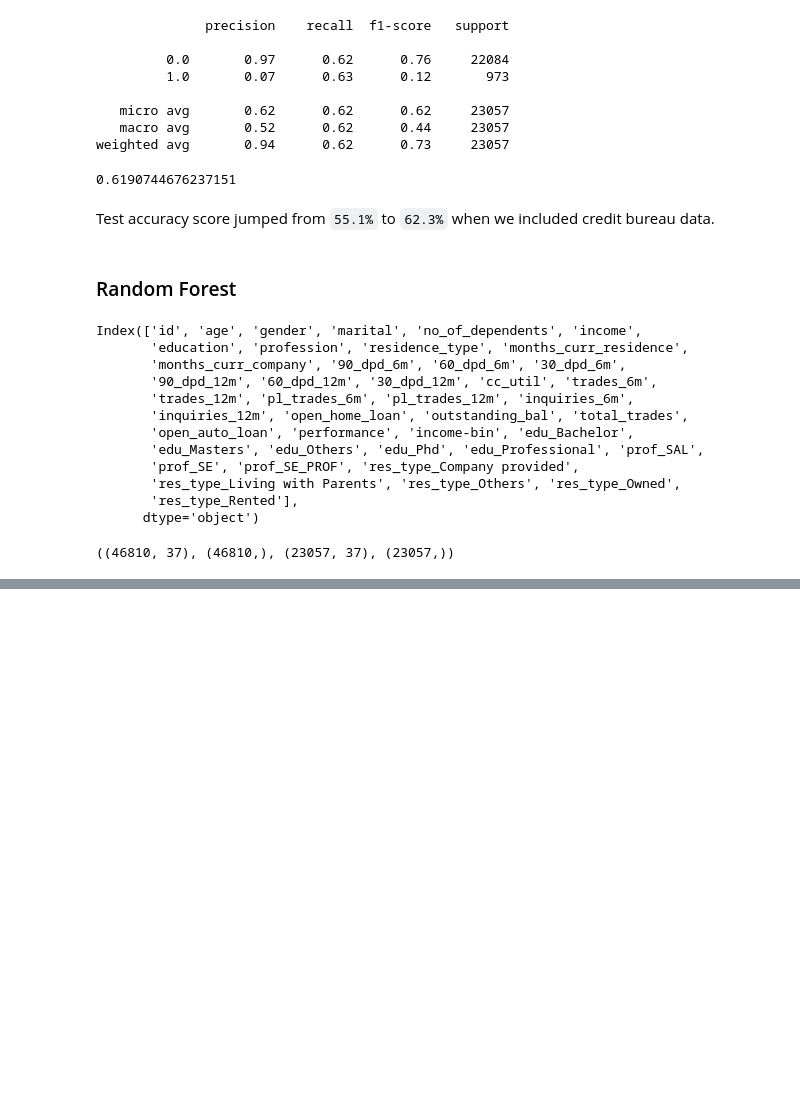
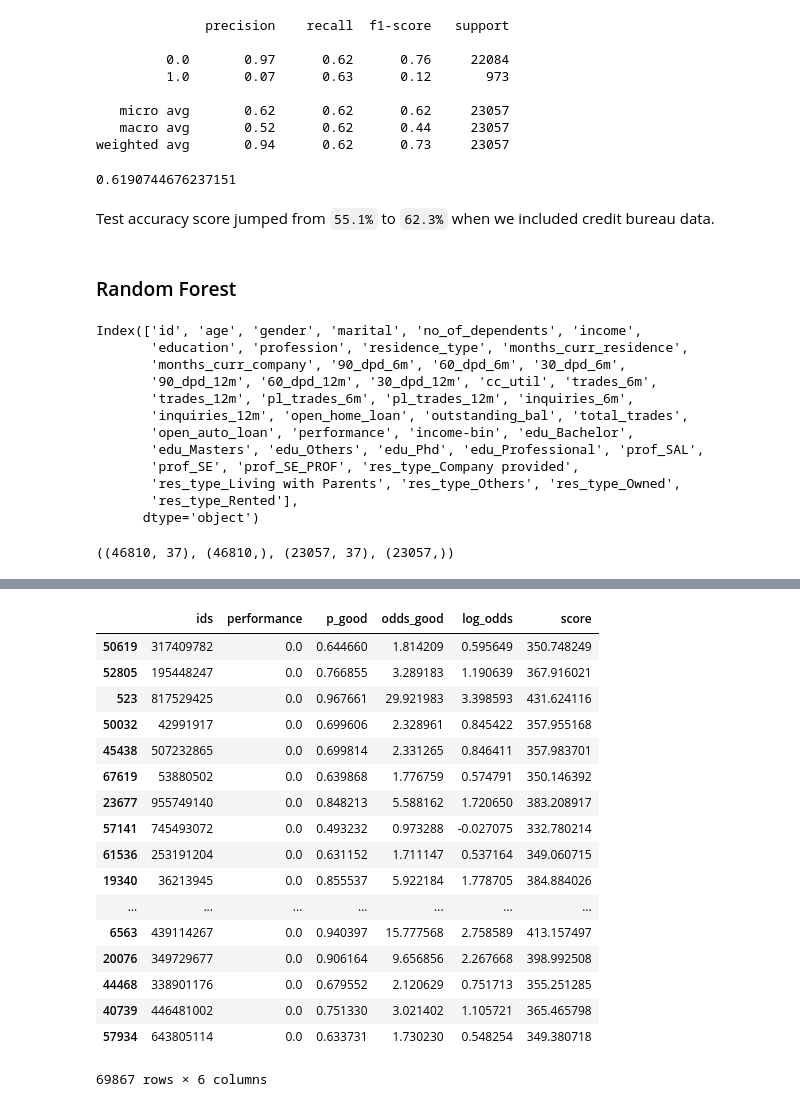
Before and after one commit to patwadeepak/capstone-project, a Jupyter notebook: Capstone-Project.ipynb, the cells around one changed output, grey strips where cells are left out. Cells and saved outputs as stored; diff of their text form; code cells hidden in the pictures; blank space fills up the shorter version.

Commit message:
Application scorecard done

```diff
--- a/Capstone-Project.ipynb
+++ b/Capstone-Project.ipynb
@@ -1798,0 +1788,3 @@ Fitting 5 folds for each of 16 candidates, totalling 80 fits
+# %%
+def_probs_tr = grid.best_estimator_.predict_proba(X_train[cols])
+def_probs_te = grid.best_estimator_.predict_proba(X_test[cols])
@@ -1798,0 +1868,10 @@ Fitting 5 folds for each of 16 candidates, totalling 80 fits
+# %%
+tr = pd.DataFrame({'ids': X_train_ids, 'performance':y_train,'p_good': def_probs_tr[:,0]})
+te = pd.DataFrame({'ids': X_test_ids, 'performance':y_test,'p_good': def_probs_te[:,0]})
+# %%
+scorecard = pd.concat([tr,te], axis=0)
+# %%
+scorecard['odds_good'] = scorecard['p_good']/ (1-scorecard['p_good'])
+scorecard.loc[scorecard['p_good']==1,'odds_good'] = 1
+scorecard['log_odds'] = np.log(scorecard['odds_good'])
+scorecard.head()
@@ -1798,0 +1885,25 @@ Fitting 5 folds for each of 16 candidates, totalling 80 fits
+# %%
+score = 400
+factor = 20/np.log(2)
+offset = score - (factor * np.log(10))
+scorecard['score'] = (scorecard['log_odds']*factor) + offset
+scorecard
+# %% [output]
+|  | ids | performance | p_good | odds_good | log_odds | score |
+| 50619 | 317409782 | 0.0 | 0.644660 | 1.814209 | 0.595649 | 350.748249 |
+| 52805 | 195448247 | 0.0 | 0.766855 | 3.289183 | 1.190639 | 367.916021 |
+| 523 | 817529425 | 0.0 | 0.967661 | 29.921983 | 3.398593 | 431.624116 |
+| 50032 | 42991917 | 0.0 | 0.699606 | 2.328961 | 0.845422 | 357.955168 |
+| 45438 | 507232865 | 0.0 | 0.699814 | 2.331265 | 0.846411 | 357.983701 |
+| 67619 | 53880502 | 0.0 | 0.639868 | 1.776759 | 0.574791 | 350.146392 |
+| 23677 | 955749140 | 0.0 | 0.848213 | 5.588162 | 1.720650 | 383.208917 |
+| 57141 | 745493072 | 0.0 | 0.493232 | 0.973288 | -0.027075 | 332.780214 |
+| 61536 | 253191204 | 0.0 | 0.631152 | 1.711147 | 0.537164 | 349.060715 |
+| 19340 | 36213945 | 0.0 | 0.855537 | 5.922184 | 1.778705 | 384.884026 |
+| ... | ... | ... | ... | ... | ... | ... |
+| 6563 | 439114267 | 0.0 | 0.940397 | 15.777568 | 2.758589 | 413.157497 |
+| 20076 | 349729677 | 0.0 | 0.906164 | 9.656856 | 2.267668 | 398.992508 |
+| 44468 | 338901176 | 0.0 | 0.679552 | 2.120629 | 0.751713 | 355.251285 |
+| 40739 | 446481002 | 0.0 | 0.751330 | 3.021402 | 1.105721 | 365.465798 |
+| 57934 | 643805114 | 0.0 | 0.633731 | 1.730230 | 0.548254 | 349.380718 |
+69867 rows × 6 columns
```
Also changed, not shown: parts of 29 cells of this notebook.
